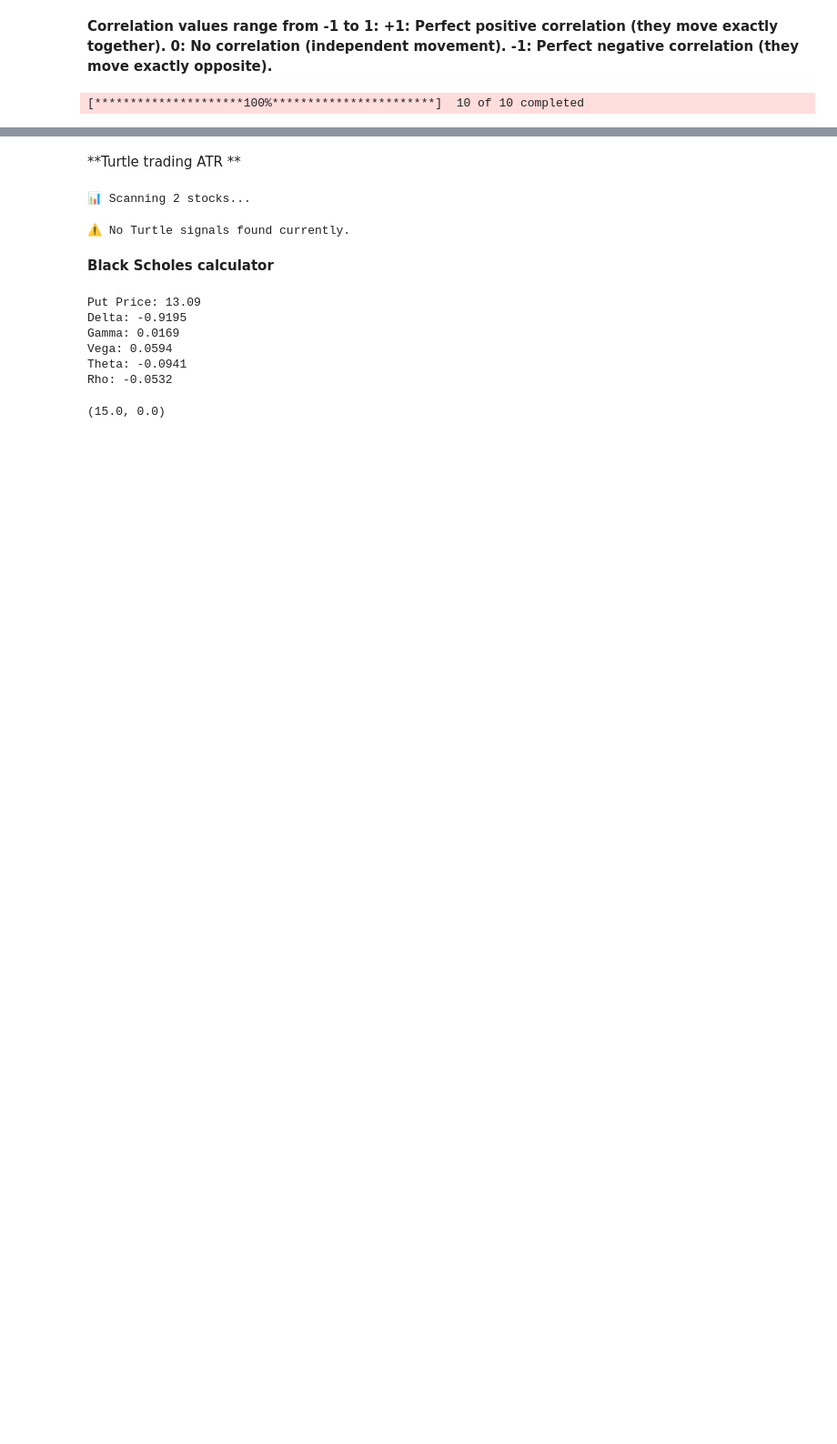
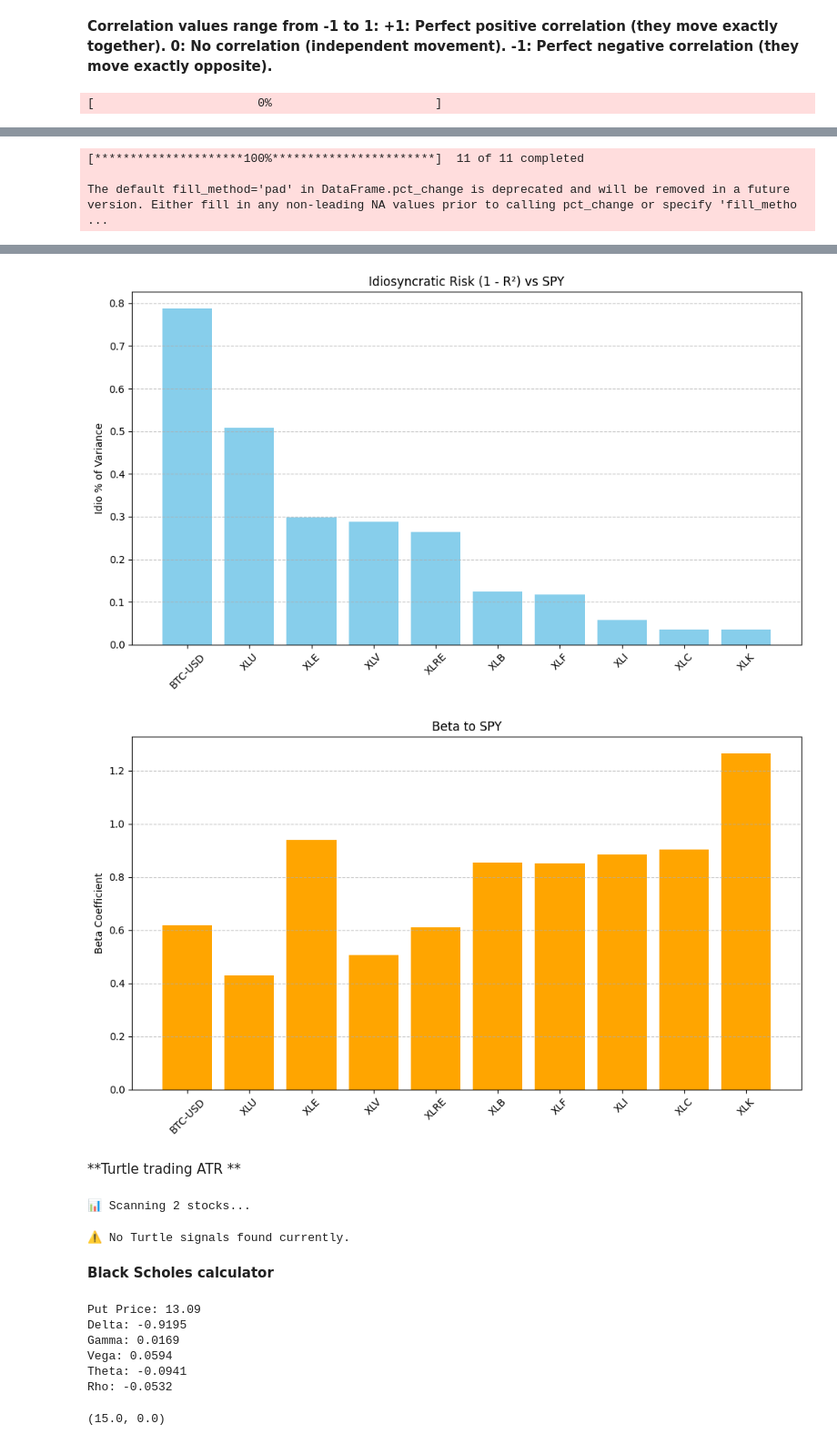
Before and after one commit to baijuthomas528/gs-quant, a Jupyter notebook: Trading_Futures_Options.ipynb, the cells around one changed output, grey strips where cells are left out. Shown at 91% size. Drawn from its saved outputs; the diff is of its cells as text; code cells hidden in the pictures; blank space fills up the shorter version.

```diff
--- a/Trading_Futures_Options.ipynb
+++ b/Trading_Futures_Options.ipynb
@@ -908,40 +907,85 @@ Low     -20.81 -11.23
 # %%
 import yfinance as yf
 import pandas as pd
+import numpy as np
 import matplotlib.pyplot as plt
-import numpy as np
+import statsmodels.api as sm
 
-# Define stock tickers to fetch
-tickers = ['XLK', 'XLF', 'XLU', 'XLI','XLI','XLV','XLE','XLB','XLC','XLRE','BTC-USD']
+# === USER INPUTS ===
+tickers = ['XLK', 'XLF', 'XLU', 'XLI', 'XLV', 'XLE', 'XLB', 'XLC', 'XLRE', 'BTC-USD']  # Your tickers
+benchmark_ticker = 'SPY'   # Choose any benchmark here (e.g. SPY, QQQ, BTC-USD)
+start_date = "2025-03-01"
+end_date = "2025-05-01"
 
-# Fetch historical data for a specific date range with auto_adjust=True
-start_date = "2025-03-01"  # Specify start date
-end_date = "2025-05-01"    # Specify end date
-data = yf.download(tickers, start=start_date, end=end_date, auto_adjust=False)['Adj Close']
+# === FETCH DATA ===
+print("Downloading data...")
+all_tickers = tickers + [benchmark_ticker]
+data = yf.download(all_tickers, start=start_date, end=end_date, auto_adjust=False)['Adj Close']
 
-# Calculate daily returns
+# === CALCULATE RETURNS ===
 returns = data.pct_change().dropna()
+benchmark_returns = returns[benchmark_ticker]
+asset_returns = returns.drop(columns=[benchmark_ticker])
 
-# Calculate correlation matrix
-correlation_matrix = returns.corr()
+# === CORRELATION MATRIX ===
+correlation_matrix = asset_returns.corr()
 
-# Plot the correlation matrix
+# === PLOT CORRELATION MATRIX ===
 plt.figure(figsize=(10, 8))
 plt.imshow(correlation_matrix, cmap='coolwarm', interpolation='none', aspect='auto')
 plt.colorbar(label="Correlation Coefficient")
 
-# Annotate the heatmap
+# Annotate heatmap
 for (i, j), val in np.ndenumerate(correlation_matrix):
     plt.text(j, i, f'{val:.2f}', ha='center', va='center', color='black')
 
-# Set labels and title
 plt.xticks(range(len(correlation_matrix)), correlation_matrix.columns, rotation=45)
 plt.yticks(range(len(correlation_matrix)), correlation_matrix.columns)
 plt.title(f"Stock Correlation Matrix ({start_date} to {end_date})")
 plt.tight_layout()
 plt.show()
 
-# Display correlation matrix as a table
+print("\n=== Correlation Matrix ===")
 print(correlation_matrix)
+
+# === IDIOSYNCRATIC RISK (1 - R²) CALCULATION ===
+print("\nCalculating Idiosyncratic Risk (1 - R²) vs", benchmark_ticker)
+idio_results = {}
+
+for ticker in asset_returns.columns:
+    y = asset_returns[ticker]
+    X = sm.add_constant(benchmark_returns)
+    model = sm.OLS(y, X).fit()
+    r_squared = model.rsquared
+    idio_ratio = 1 - r_squared
+    beta = model.params[benchmark_ticker]
+    idio_results[ticker] = {"Idio_%": idio_ratio, "Beta": beta}
+
+# Convert results to DataFrame
+idio_df = pd.DataFrame(idio_results).T
+idio_df = idio_df.sort_values('Idio_%', ascending=False)
+
+print("\n=== Idiosyncratic Risk and Beta ===")
+print(idio_df)
+
+# === PLOT IDIO RISK ===
+plt.figure(figsize=(10, 6))
+plt.bar(idio_df.index, idio_df['Idio_%'], color='skyblue')
+plt.title(f"Idiosyncratic Risk (1 - R²) vs {benchmark_ticker}")
+plt.ylabel("Idio % of Variance")
+plt.xticks(rotation=45)
+plt.grid(axis='y', linestyle='--', alpha=0.7)
+plt.tight_layout()
+plt.show()
+
+# === OPTIONAL: PLOT BETA ===
+plt.figure(figsize=(10, 6))
+plt.bar(idio_df.index, idio_df['Beta'], color='orange')
+plt.title(f"Beta to {benchmark_ticker}")
+plt.ylabel("Beta Coefficient")
+plt.xticks(rotation=45)
+plt.grid(axis='y', linestyle='--', alpha=0.7)
+plt.tight_layout()
+plt.show()
 # %% [output]
-[*********************100%***********************]  10 of 10 completed
+[                       0%                       ]
@@ -948 +993,4 @@ print(correlation_matrix)
+[*********************100%***********************]  11 of 11 completed
+
+The default fill_method='pad' in DataFrame.pct_change is deprecated and will be removed in a future version. Either fill in any non-leading NA values prior to calling pct_change or specify 'fill_metho ...
 [figure]
@@ -966,3 +1014,5 @@ XLV      0.834837  0.787890  1.000000
+[figure, added]
+[figure, added]
 # %% [markdown]
 **Turtle trading ATR **
 # %%
```
Also changed, not shown: parts of 3 cells of this notebook.
